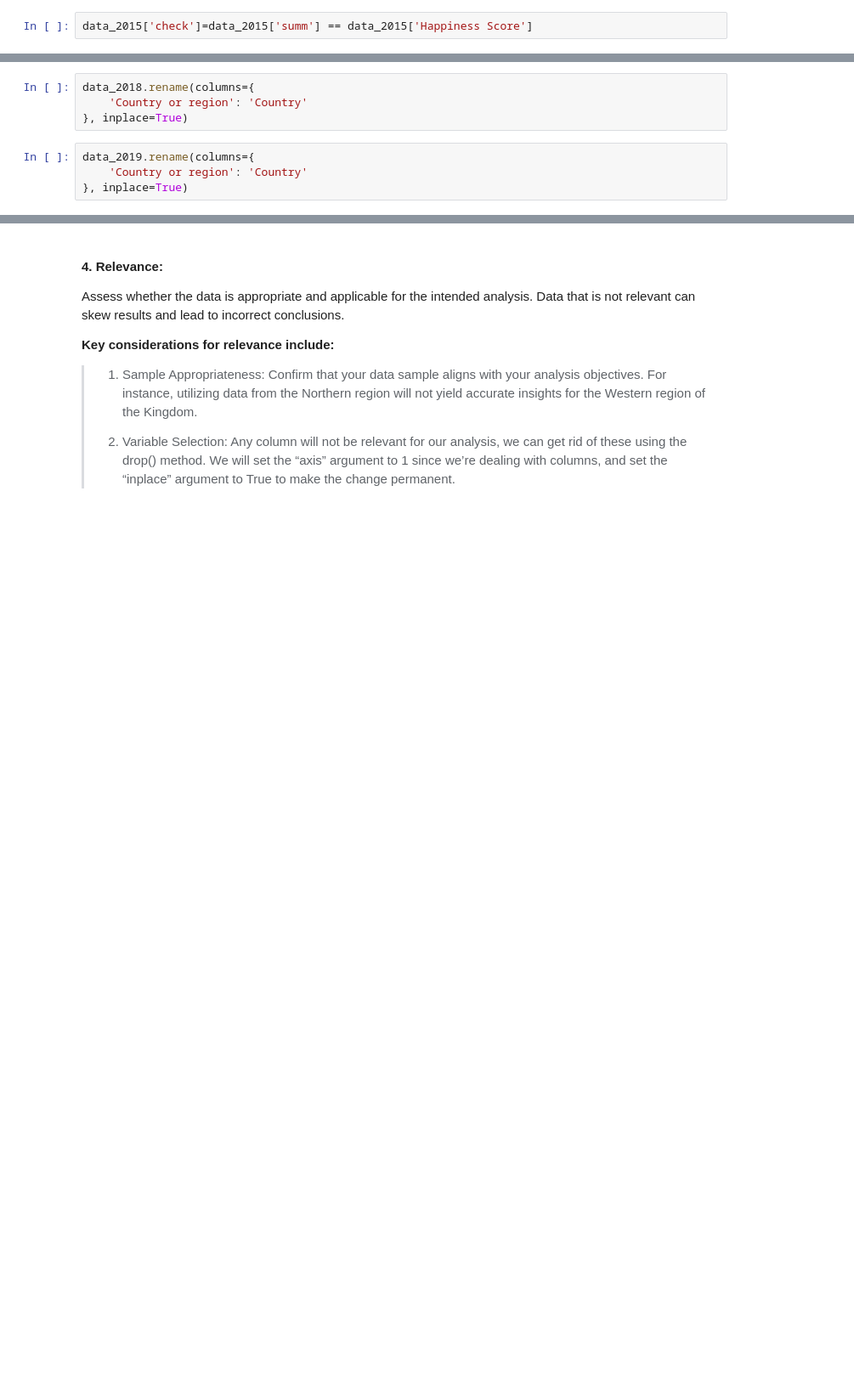
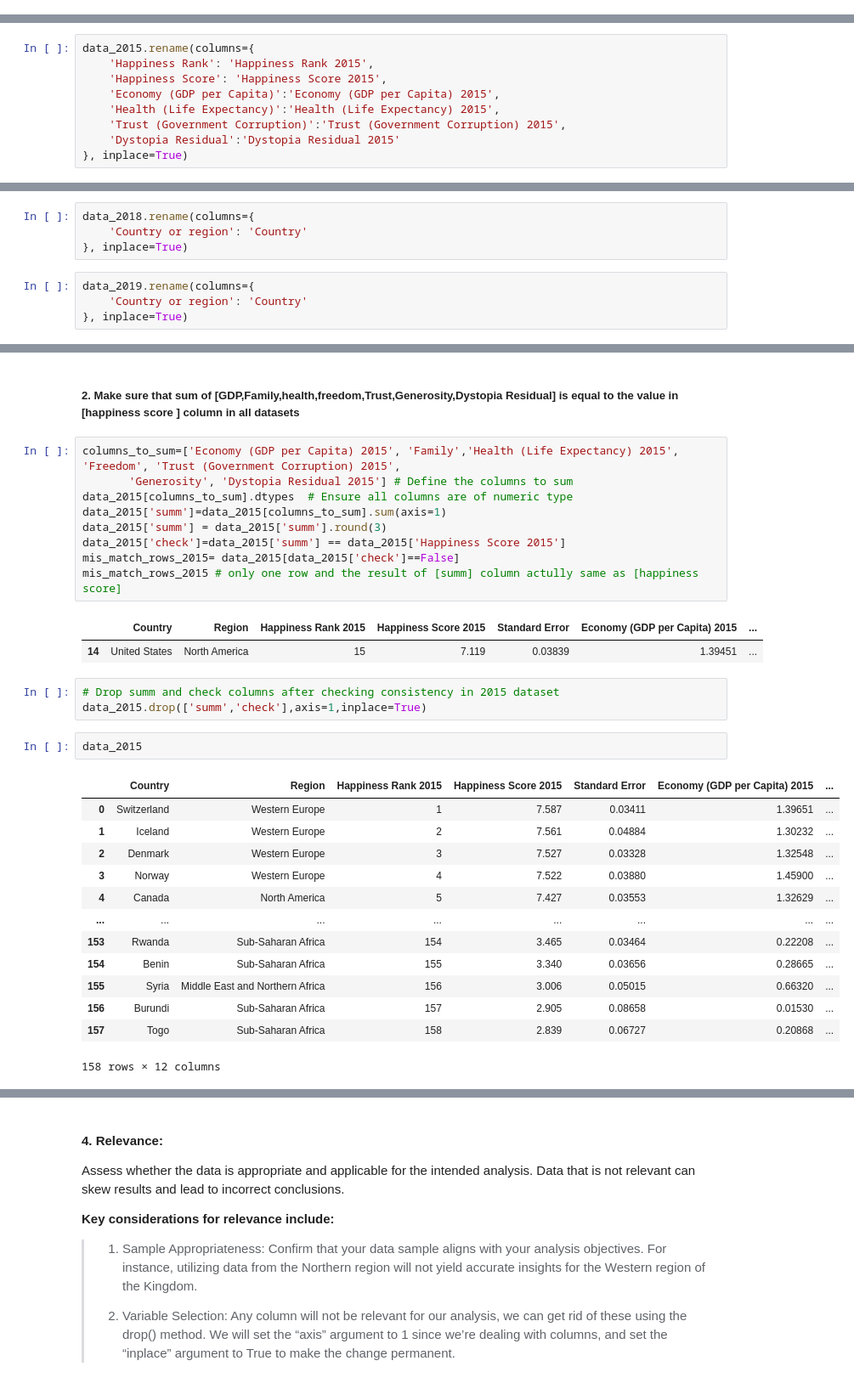
Before and after one commit to AhoodNaif/Usecase-2, a Jupyter notebook: EDA explain template.ipynb, the cells around one changed output, grey strips where cells are left out. Shown: that part at 85% size. Cells and saved outputs as stored; diff of their text form; blank space fills up the shorter version.

```diff
--- a/EDA explain template.ipynb
+++ b/EDA explain template.ipynb
@@ -152,2 +134,0 @@ data_2015['summ'] = data_2015['summ'].round(3)
-# %%
-data_2015['check']=data_2015['summ'] == data_2015['Happiness Score']
@@ -597,0 +344,9 @@ Index(['Overall rank', 'Country or region', 'Score', 'GDP per capita',
+# %%
+data_2015.rename(columns={
+    'Happiness Rank': 'Happiness Rank 2015',
+    'Happiness Score': 'Happiness Score 2015',
+    'Economy (GDP per Capita)':'Economy (GDP per Capita) 2015',
+    'Health (Life Expectancy)':'Health (Life Expectancy) 2015',
+    'Trust (Government Corruption)':'Trust (Government Corruption) 2015',
+    'Dystopia Residual':'Dystopia Residual 2015'
+}, inplace=True)
@@ -669,0 +424,33 @@ data_2019.rename(columns={
+# %% [markdown]
+##### 2. Make sure that sum of [GDP,Family,health,freedom,Trust,Generosity,Dystopia Residual] is equal to the value in [happiness score ] column in all datasets
+# %%
+columns_to_sum=['Economy (GDP per Capita) 2015', 'Family','Health (Life Expectancy) 2015', 'Freedom', 'Trust (Government Corruption) 2015',
+       'Generosity', 'Dystopia Residual 2015'] # Define the columns to sum
+data_2015[columns_to_sum].dtypes  # Ensure all columns are of numeric type
+data_2015['summ']=data_2015[columns_to_sum].sum(axis=1)
+data_2015['summ'] = data_2015['summ'].round(3)
+data_2015['check']=data_2015['summ'] == data_2015['Happiness Score 2015']
+mis_match_rows_2015= data_2015[data_2015['check']==False]
+mis_match_rows_2015 # only one row and the result of [summ] column actully same as [happiness score]
+# %% [output]
+|  | Country | Region | Happiness Rank 2015 | Happiness Score 2015 | Standard Error | Economy (GDP per Capita) 2015 | ... |
+| 14 | United States | North America | 15 | 7.119 | 0.03839 | 1.39451 | ... |
+# %%
+# Drop summ and check columns after checking consistency in 2015 dataset
+data_2015.drop(['summ','check'],axis=1,inplace=True)
+# %%
+data_2015
+# %% [output]
+|  | Country | Region | Happiness Rank 2015 | Happiness Score 2015 | Standard Error | Economy (GDP per Capita) 2015 | ... |
+| 0 | Switzerland | Western Europe | 1 | 7.587 | 0.03411 | 1.39651 | ... |
+| 1 | Iceland | Western Europe | 2 | 7.561 | 0.04884 | 1.30232 | ... |
+| 2 | Denmark | Western Europe | 3 | 7.527 | 0.03328 | 1.32548 | ... |
+| 3 | Norway | Western Europe | 4 | 7.522 | 0.03880 | 1.45900 | ... |
+| 4 | Canada | North America | 5 | 7.427 | 0.03553 | 1.32629 | ... |
+| ... | ... | ... | ... | ... | ... | ... | ... |
+| 153 | Rwanda | Sub-Saharan Africa | 154 | 3.465 | 0.03464 | 0.22208 | ... |
+| 154 | Benin | Sub-Saharan Africa | 155 | 3.340 | 0.03656 | 0.28665 | ... |
+| 155 | Syria | Middle East and Northern Africa | 156 | 3.006 | 0.05015 | 0.66320 | ... |
+| 156 | Burundi | Sub-Saharan Africa | 157 | 2.905 | 0.08658 | 0.01530 | ... |
+| 157 | Togo | Sub-Saharan Africa | 158 | 2.839 | 0.06727 | 0.20868 | ... |
+158 rows × 12 columns
```
Also changed, not shown: parts of 96 cells of this notebook.
